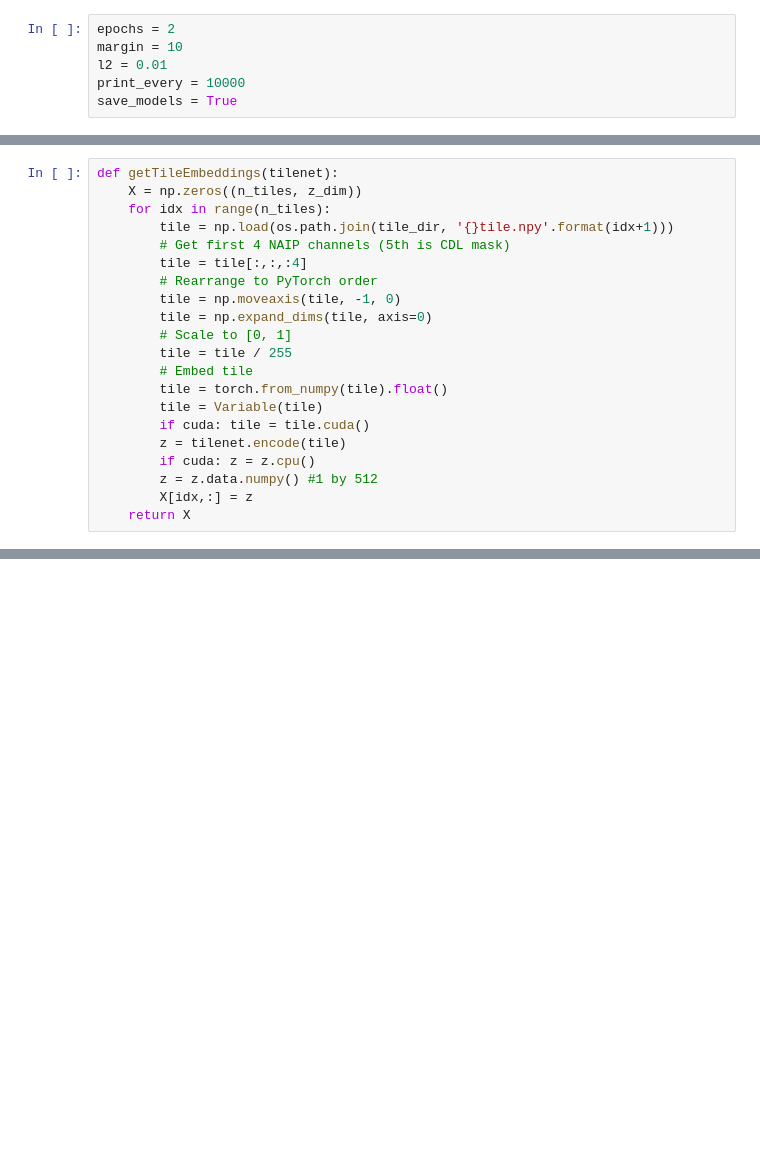
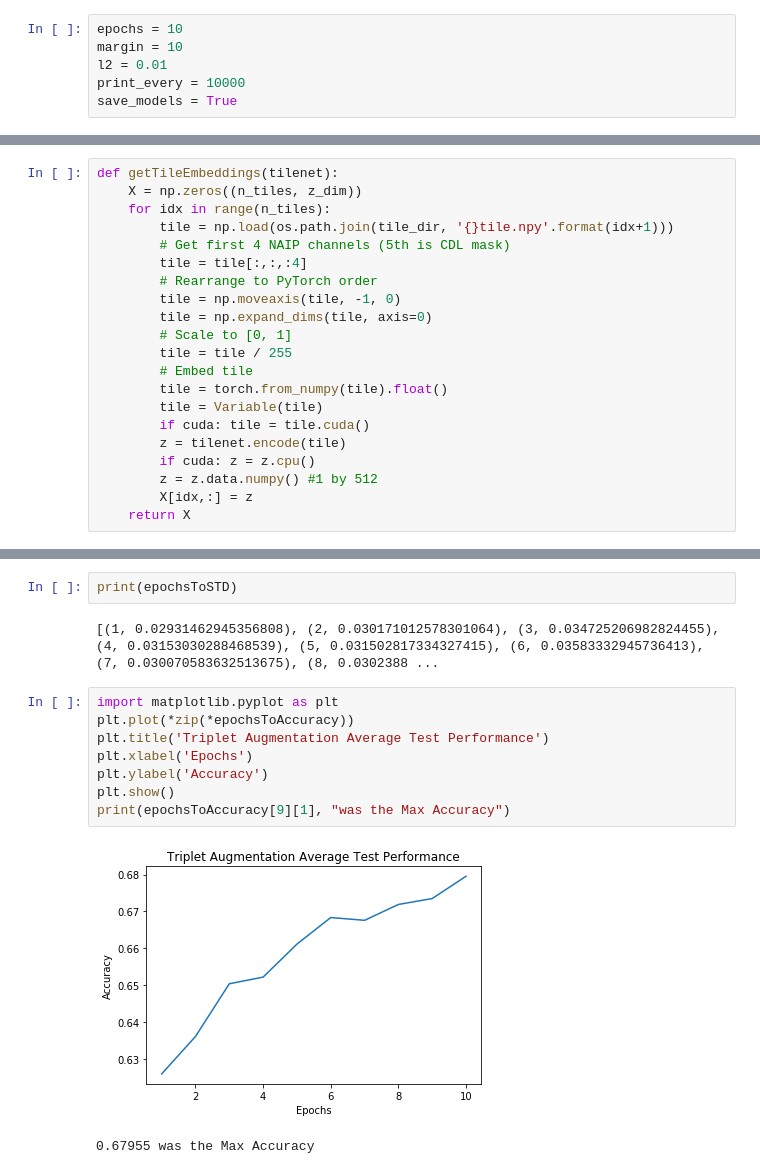
Before and after one commit to agupta24/tile2vec231n, a Jupyter notebook: examples/Semi-supervised Training + Classification Pipeline.ipynb, the cells around one changed output, grey strips where cells are left out. Saved outputs shown, nothing was run; the diff lists cells and outputs as text; blank space fills up the shorter version.

Commit message:
Ran 10 epochs overnight forr strat 1 initial performance

```diff
--- a/examples/Semi-supervised Training + Classification Pipeline.ipynb
+++ b/examples/Semi-supervised Training + Classification Pipeline.ipynb
@@ -69,7 +69,7 @@ optimizer = optim.Adam(TileNet.parameters(), lr=lr, betas=(0.5, 0.999))
 # %% [markdown]
 # Training Model + Writing Each Epoch to File
 # %%
-epochs = 2
+epochs = 10
 margin = 10
 l2 = 0.01
 print_every = 10000
@@ -176,0 +232,15 @@ print(epochsToSTD)
+# %%
+print(epochsToSTD)
+# %% [output]
+[(1, 0.02931462945356808), (2, 0.030171012578301064), (3, 0.034725206982824455), (4, 0.03153030288468539), (5, 0.031502817334327415), (6, 0.03583332945736413), (7, 0.030070583632513675), (8, 0.0302388 ...
+# %%
+import matplotlib.pyplot as plt
+plt.plot(*zip(*epochsToAccuracy))
+plt.title('Triplet Augmentation Average Test Performance')
+plt.xlabel('Epochs')
+plt.ylabel('Accuracy')
+plt.show()
+print(epochsToAccuracy[9][1], "was the Max Accuracy")
+# %% [output]
+[figure, added]
+0.67955 was the Max Accuracy
```
Also changed, not shown: parts of 8 cells of this notebook.
